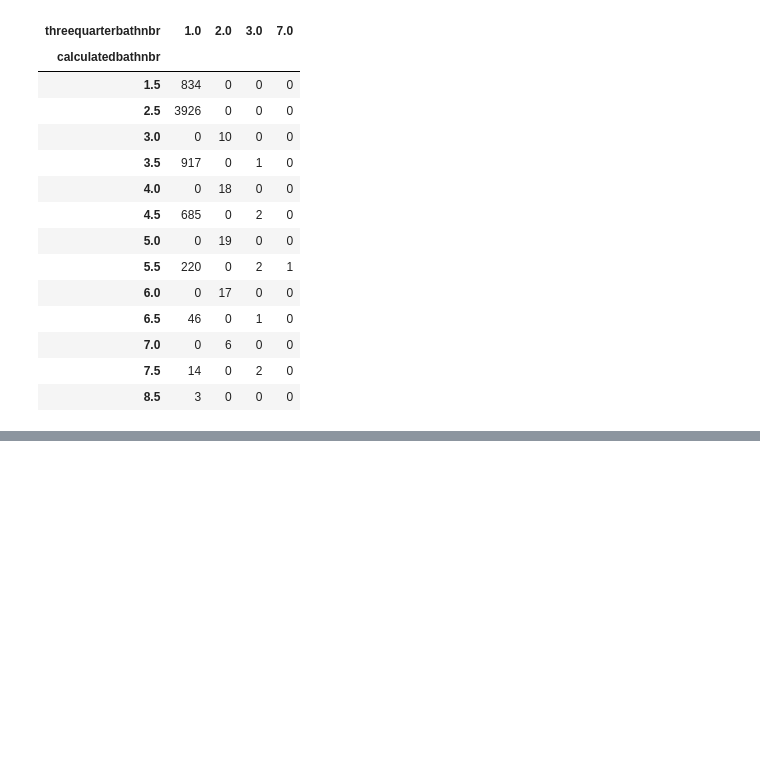
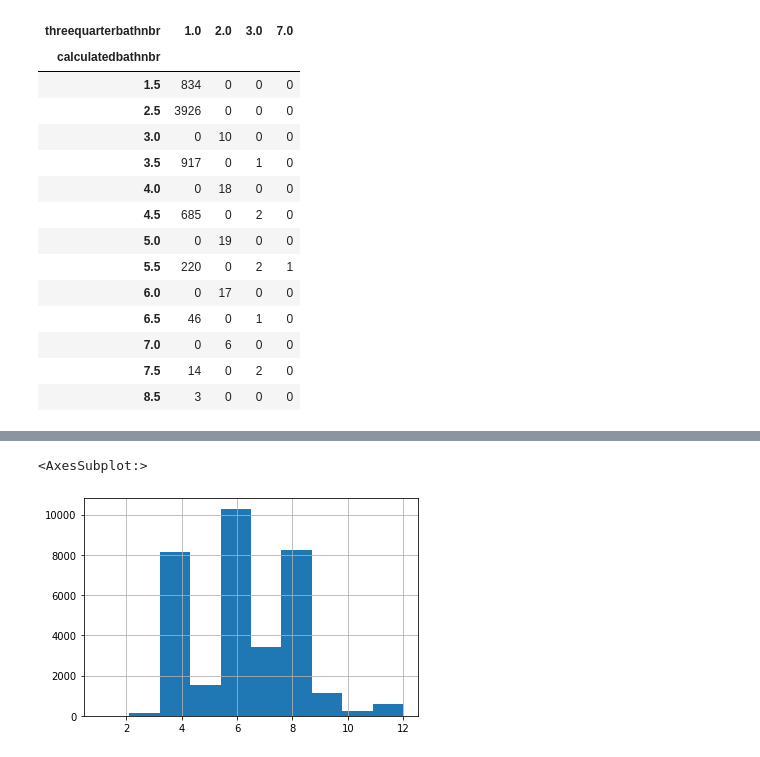
Before and after one commit to MrEnigmamgine/Regression-Project, a Jupyter notebook: wrangle.ipynb, the cells around one changed output, grey strips where cells are left out. Saved outputs shown, nothing was run; the diff lists cells and outputs as text; code cells hidden in the pictures; blank space fills up the shorter version.

```diff
--- a/wrangle.ipynb
+++ b/wrangle.ipynb
@@ -192,0 +302,2 @@ Length: 33, dtype: int64
+# %%
+df = df.drop(columns= ['garagecarcnt','garagetotalsqft'])
@@ -192,0 +315,3 @@ Length: 33, dtype: int64
+# %%
+# Let's just trash it
+df = df.drop(columns=['numberofstories'])
@@ -192,0 +320,4 @@ Length: 33, dtype: int64
+# %%
+nullPercent = df.isna().mean().sort_values()
+dropcols = nullPercent[nullPercent > .5].index.tolist()
+df = df.drop(columns=dropcols)
@@ -192,0 +334,5 @@ Length: 33, dtype: int64
+# %%
+df.buildingqualitytypeid.hist()
+# %% [output]
+<AxesSubplot:>
+[figure, added]
```
Also changed, not shown: parts of 98 cells of this notebook, 5 other files.
